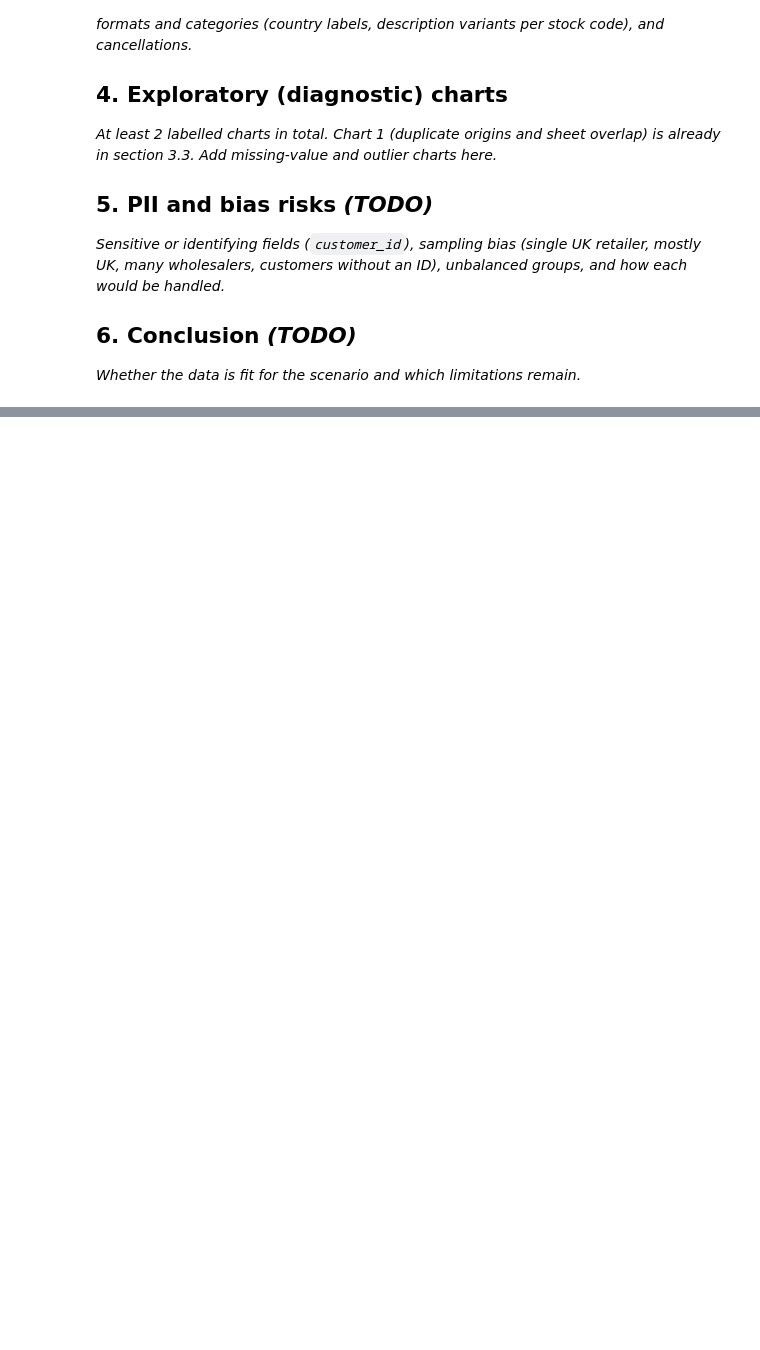
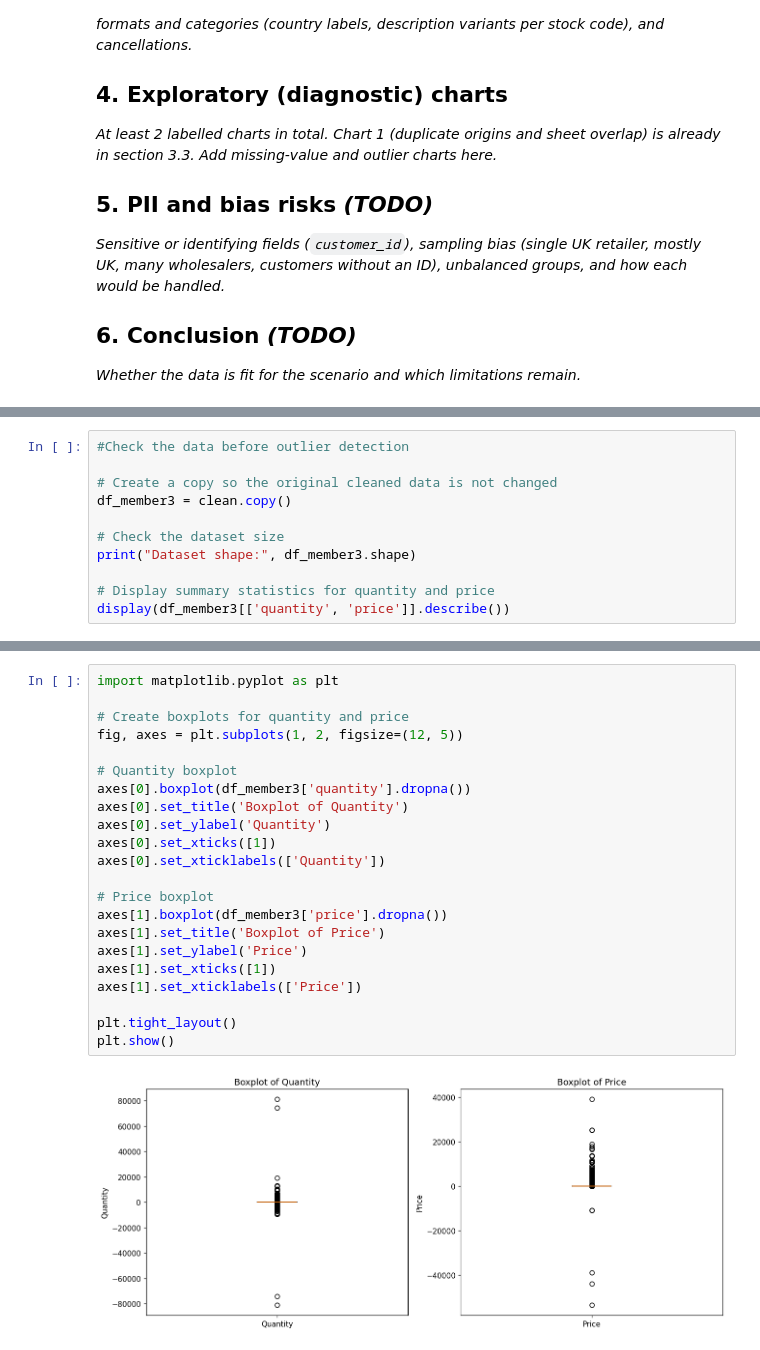
Before and after one commit to MaheyshRamesh/DataEngineering, a Jupyter notebook: Assignment1_Data_Profiling.ipynb, the cells around one changed output, grey strips where cells are left out. Cells and saved outputs as stored; diff of their text form; blank space fills up the shorter version.

```diff
--- a/Assignment1_Data_Profiling.ipynb
+++ b/Assignment1_Data_Profiling.ipynb
@@ -499,0 +801,11 @@ _Whether the data is fit for the scenario and which limitations remain._
+# %%
+#Check the data before outlier detection
+
+# Create a copy so the original cleaned data is not changed
+df_member3 = clean.copy()
+
+# Check the dataset size
+print("Dataset shape:", df_member3.shape)
+
+# Display summary statistics for quantity and price
+display(df_member3[['quantity', 'price']].describe())
@@ -499,0 +875,24 @@ _Whether the data is fit for the scenario and which limitations remain._
+# %%
+import matplotlib.pyplot as plt
+
+# Create boxplots for quantity and price
+fig, axes = plt.subplots(1, 2, figsize=(12, 5))
+
+# Quantity boxplot
+axes[0].boxplot(df_member3['quantity'].dropna())
+axes[0].set_title('Boxplot of Quantity')
+axes[0].set_ylabel('Quantity')
+axes[0].set_xticks([1])
+axes[0].set_xticklabels(['Quantity'])
+
+# Price boxplot
+axes[1].boxplot(df_member3['price'].dropna())
+axes[1].set_title('Boxplot of Price')
+axes[1].set_ylabel('Price')
+axes[1].set_xticks([1])
+axes[1].set_xticklabels(['Price'])
+
+plt.tight_layout()
+plt.show()
+# %% [output]
+[figure, added]
```
Also changed, not shown: parts of 38 cells of this notebook, 1 other file.
